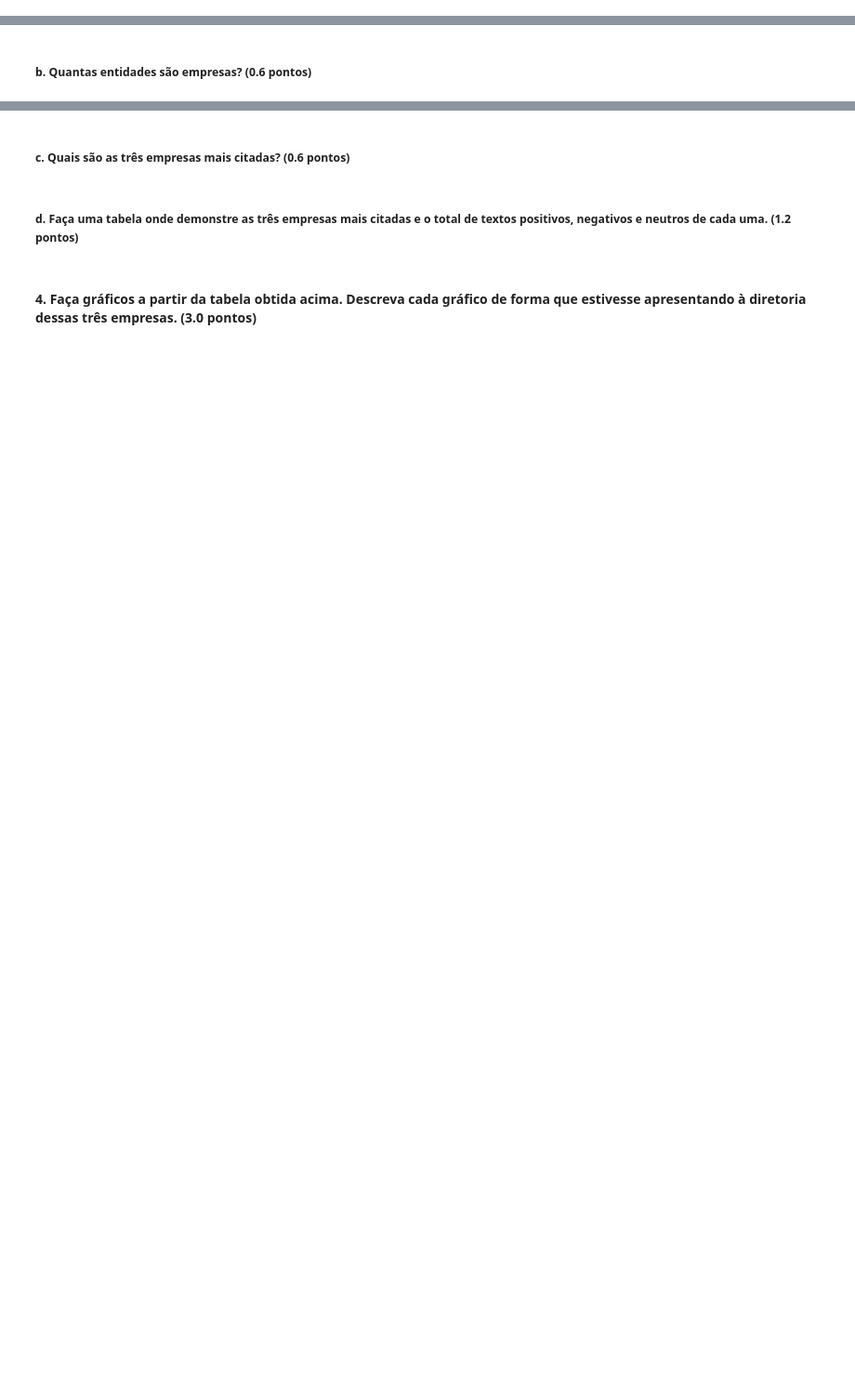
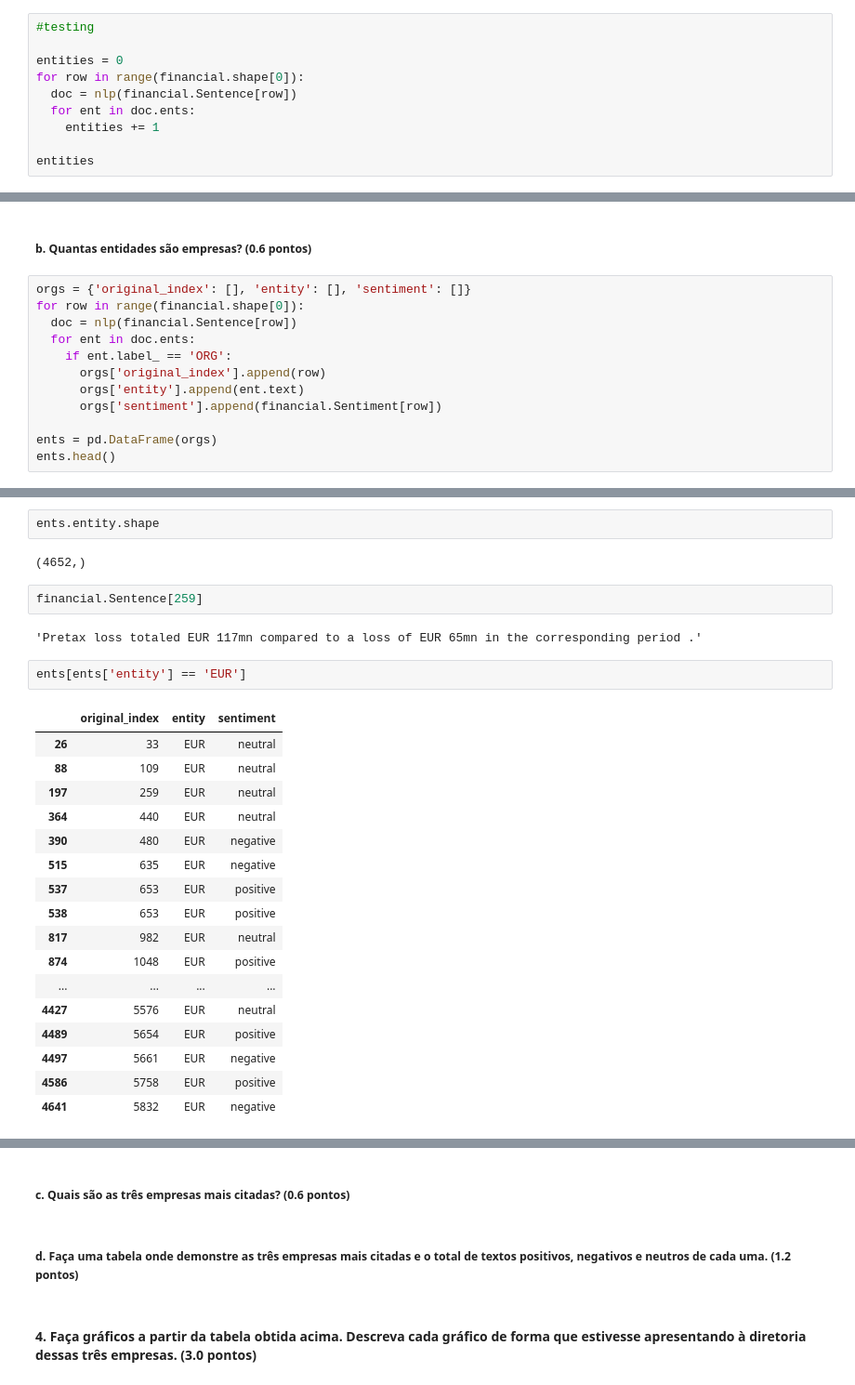
Before and after one commit to joaodath/dados_mod1, a Jupyter notebook: mod_3/projeto03/projeto03.ipynb, the cells around one changed output, grey strips where cells are left out. Shown at 93% size. Saved outputs shown, nothing was run; the diff lists cells and outputs as text; blank space fills up the shorter version.

```diff
--- a/mod_3/projeto03/projeto03.ipynb
+++ b/mod_3/projeto03/projeto03.ipynb
@@ -279,3 +275,13 @@ Name: Divergence, dtype: int64
 #### 3. Faça uma análise exploratória, onde identifique as três empresas mais citadas e quantifique os níveis de positividade, negatividade e neutralidade dos textos sobre estas empresas. (3.0 pontos)
 
 ##### a. Extraia de todos os textos as entidades, há quantas entidades? (0.6 pontos)
+# %%
+#testing
+
+entities = 0
+for row in range(financial.shape[0]):
+  doc = nlp(financial.Sentence[row])
+  for ent in doc.ents:
+    entities += 1
+
+entities
@@ -282,2 +290,14 @@ Name: Divergence, dtype: int64
 # %% [markdown]
 ##### b. Quantas entidades são empresas? (0.6 pontos)
+# %%
+orgs = {'original_index': [], 'entity': [], 'sentiment': []}
+for row in range(financial.shape[0]):
+  doc = nlp(financial.Sentence[row])
+  for ent in doc.ents:
+    if ent.label_ == 'ORG':
+      orgs['original_index'].append(row)
+      orgs['entity'].append(ent.text)
+      orgs['sentiment'].append(financial.Sentiment[row])
+
+ents = pd.DataFrame(orgs)
+ents.head()
@@ -283,0 +311,28 @@ Name: Divergence, dtype: int64
+# %%
+ents.entity.shape
+# %% [output]
+(4652,)
+# %%
+financial.Sentence[259]
+# %% [output]
+'Pretax loss totaled EUR 117mn compared to a loss of EUR 65mn in the corresponding period .'
+# %%
+ents[ents['entity'] == 'EUR']
+# %% [output]
+|  | original_index | entity | sentiment |
+| 26 | 33 | EUR | neutral |
+| 88 | 109 | EUR | neutral |
+| 197 | 259 | EUR | neutral |
+| 364 | 440 | EUR | neutral |
+| 390 | 480 | EUR | negative |
+| 515 | 635 | EUR | negative |
+| 537 | 653 | EUR | positive |
+| 538 | 653 | EUR | positive |
+| 817 | 982 | EUR | neutral |
+| 874 | 1048 | EUR | positive |
+| ... | ... | ... | ... |
+| 4427 | 5576 | EUR | neutral |
+| 4489 | 5654 | EUR | positive |
+| 4497 | 5661 | EUR | negative |
+| 4586 | 5758 | EUR | positive |
+| 4641 | 5832 | EUR | negative |
```
Also changed, not shown: parts of 19 cells of this notebook.
